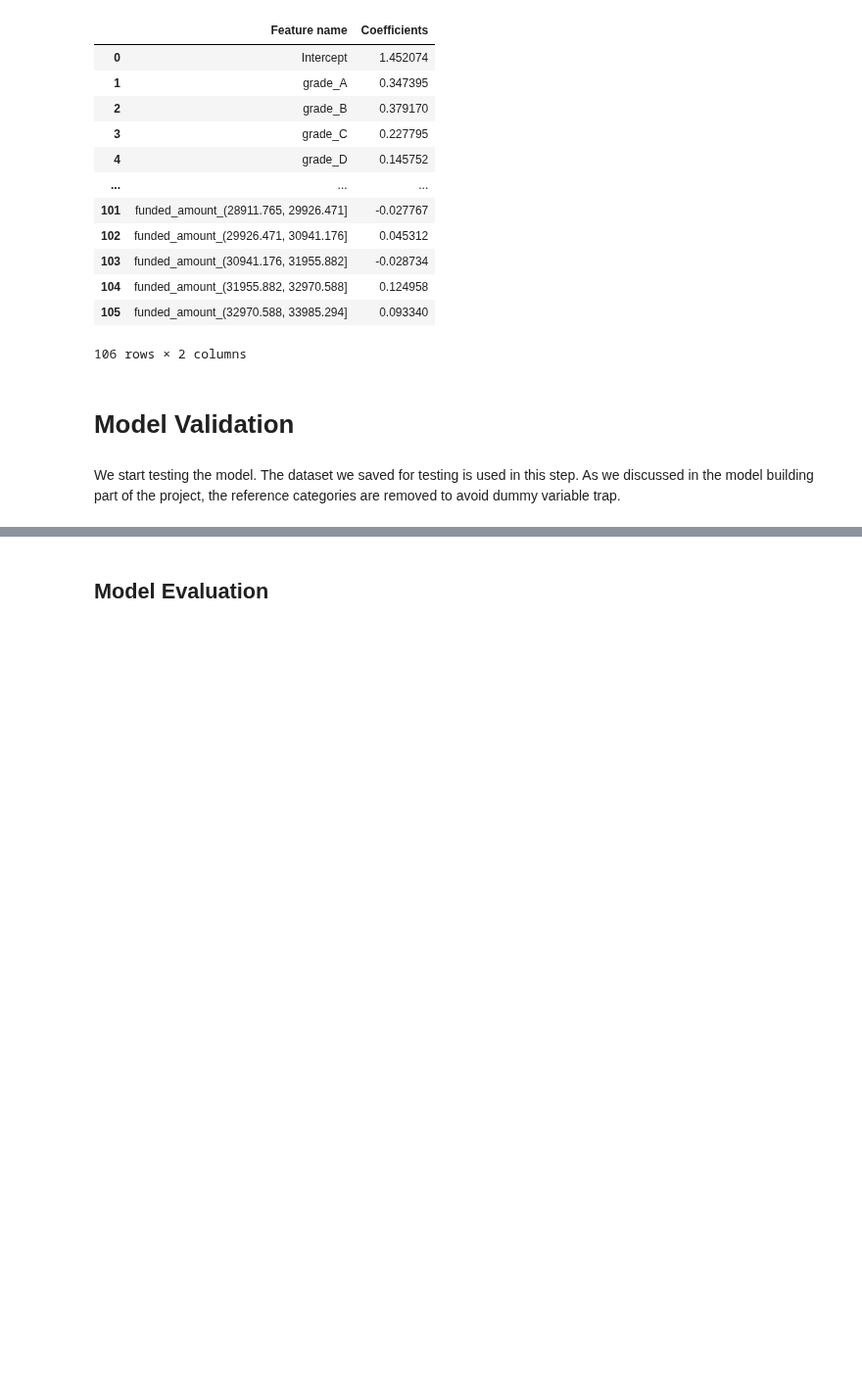
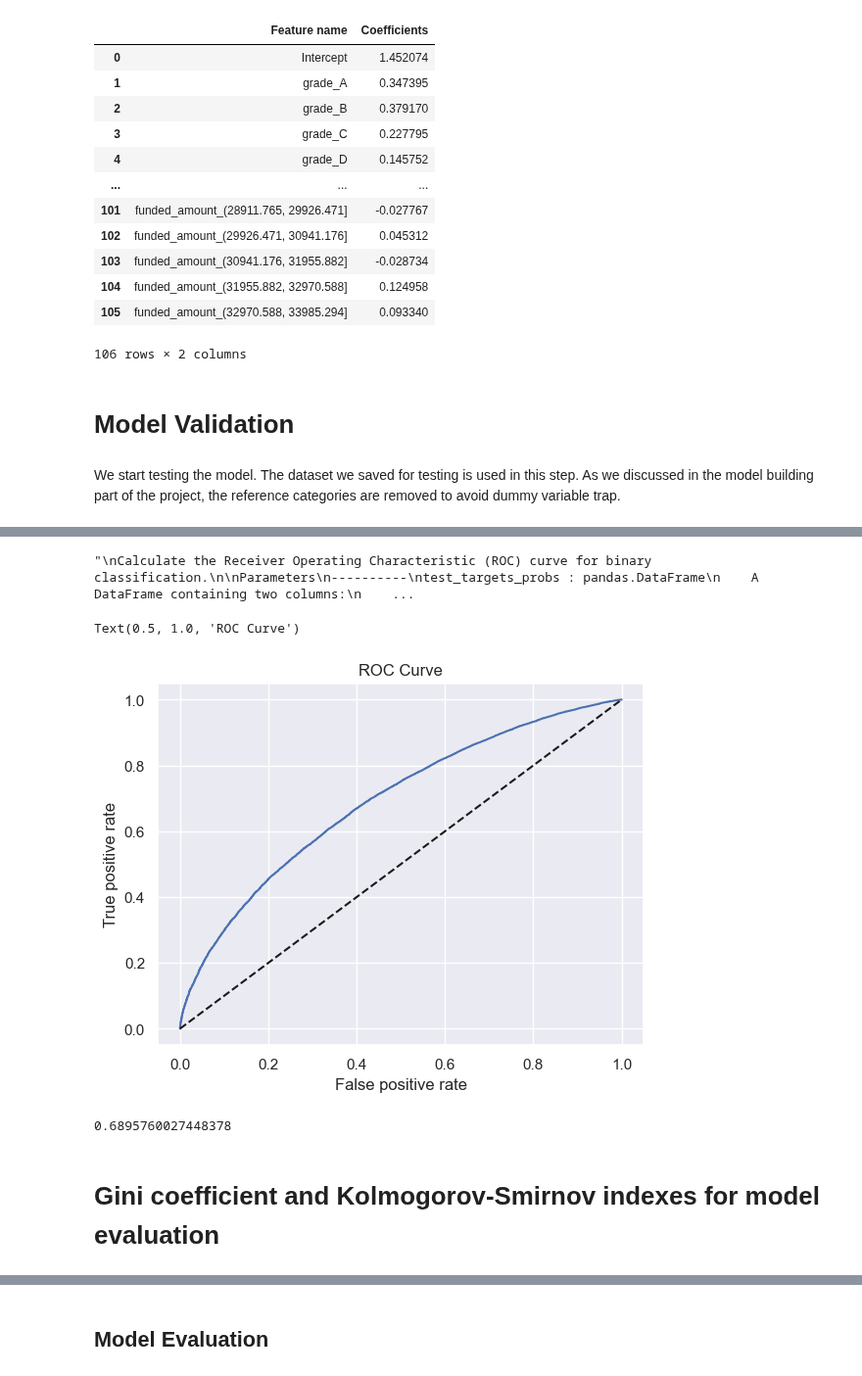
Before and after one commit to OzodbekOzodov/_credit-risk-modeling, a Jupyter notebook: Probability-of-default-model.ipynb, the cells around one changed output, grey strips where cells are left out. Shown at 98% size. Drawn from its saved outputs; the diff is of its cells as text; code cells hidden in the pictures; blank space fills up the shorter version.

Commit message:
fixed errors related to functions, and created Gini and Kolmogorov-Smirnov measures and plots

```diff
--- a/Probability-of-default-model.ipynb
+++ b/Probability-of-default-model.ipynb
@@ -639,0 +626,12 @@ test_dummies
+# %%
+# put the test_targets - the actual values, and the predicted probabilities in one dataframe
+temp_targets = test_targets['payment_quality']
+temp_targets.reset_index(drop=True, inplace = True)
+temp_targets
+test_targets_probs = pd.concat([temp_targets, pd.DataFrame(test_probs)], axis=1)
+# %%
+#test_targets_probs
+test_targets_probs.columns = ["Target values", "Predicted Probabilities"]
+#set the same indexes
+test_targets_probs.index = test_targets.index
+test_targets_probs.head()
@@ -639,0 +653,4 @@ test_dummies
+# %%
+threshold = 0.9
+test_targets_probs['Threshold: 0.5'] = np.where(test_targets_probs['Predicted Probabilities']>threshold,1,0)
+pd.crosstab(test_targets_probs['Target values'],test_targets_probs['Threshold: 0.5'], rownames=['Actual'], colnames=['Predicted'] )
@@ -639,0 +731,58 @@ test_dummies
+# %%
+fpr, tpr, thresholds = roc_curve(test_targets_probs['Target values'], test_targets_probs['Predicted Probabilities'])
+
+"""
+Calculate the Receiver Operating Characteristic (ROC) curve for binary classification.
+
+Parameters
+----------
+test_targets_probs : pandas.DataFrame
+    A DataFrame containing two columns:
+        - 'Target values': the binary true labels for the test set, where 1 denotes positive and 0 denotes negative.
+        - 'Predicted Probabilities': the predicted probabilities for the positive class obtained from a binary classifier.
+
+Returns
+-------
+fpr : numpy.ndarray
+    An array of false positive rates, computed as the ratio between false positives and negatives (1-specificity).
+tpr : numpy.ndarray
+    An array of true positive rates, computed as the ratio between true positives and positives (sensitivity).
+thresholds : numpy.ndarray
+    An array of probability thresholds used to compute the ROC curve.
+"""
+# %% [output]
+"\nCalculate the Receiver Operating Characteristic (ROC) curve for binary classification.\n\nParameters\n----------\ntest_targets_probs : pandas.DataFrame\n    A DataFrame containing two columns:\n    ...
+# %%
+sns.set()
+plt.plot(fpr, tpr)
+plt.plot(fpr, fpr, linestyle = "--", color = 'k')
+plt.xlabel("False positive rate")
+plt.ylabel('True positive rate')
+plt.title("ROC Curve")
+# %% [output]
+Text(0.5, 1.0, 'ROC Curve')
+[figure, added]
+# %%
+# AUC
+auc = roc_auc_score(test_targets_probs['Target values'], test_targets_probs['Predicted Probabilities'])
+"""
+Calculate the Area Under the Receiver Operating Characteristic (ROC) Curve for binary classification.
+
+Parameters
+----------
+test_targets_probs : pandas.DataFrame
+    A DataFrame containing two columns:
+        - 'Target values': the binary true labels for the test set, where 1 denotes positive and 0 denotes negative.
+        - 'Predicted Probabilities': the predicted probabilities for the positive class obtained from a binary classifier.
+
+Returns
+-------
+auc : float
+    The area under the ROC curve, a measure of the classifier's performance that ranges from 0 to 1, with 0.5 indicating
+    random guessing and 1 indicating perfect classification.
+"""
+auc
+# %% [output]
+0.6895760027448378
+# %% [markdown]
+# Gini coefficient and Kolmogorov-Smirnov indexes for model evaluation
```
Also changed, not shown: parts of 51 cells of this notebook.
